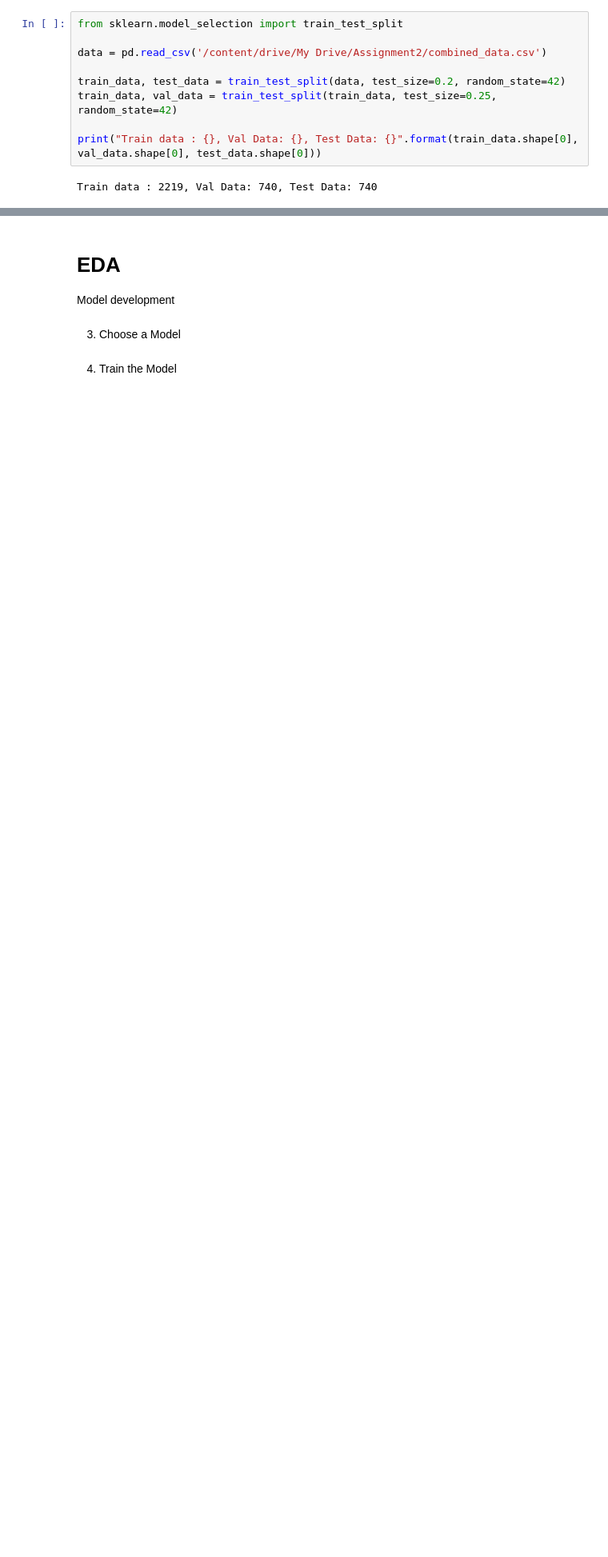
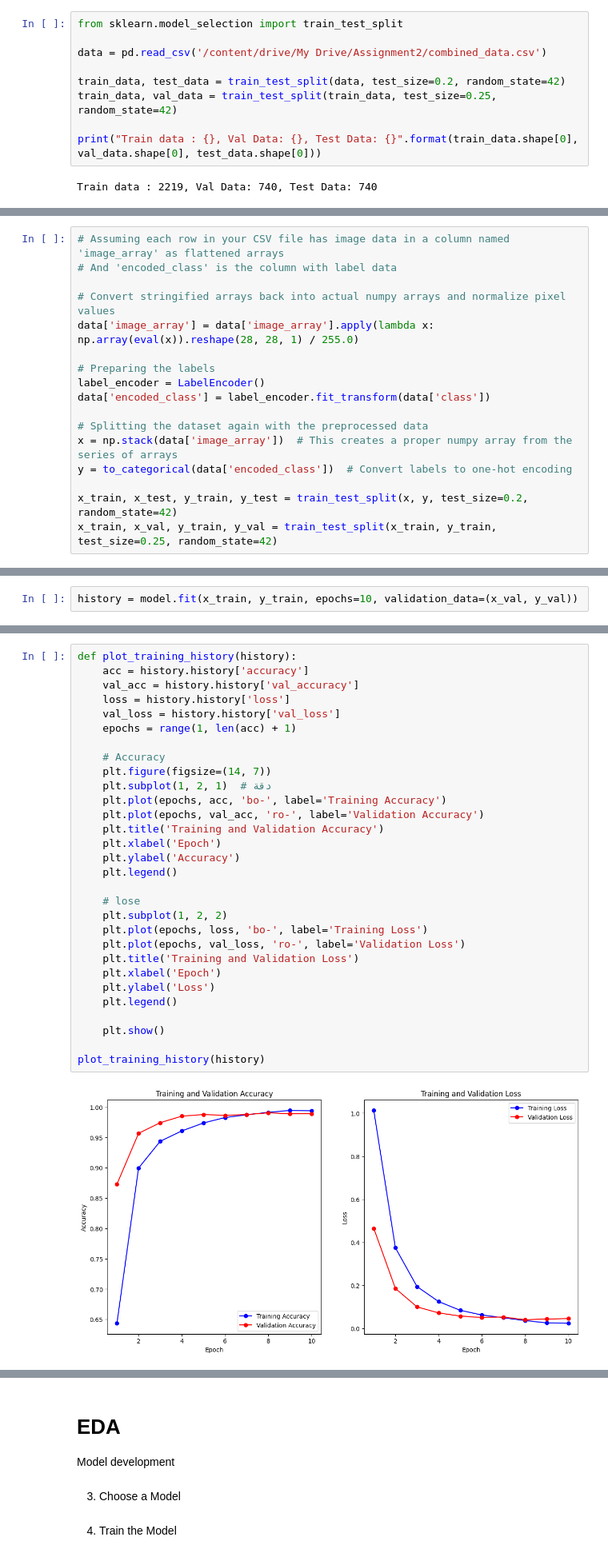
Before and after one commit to afrahhassan/afrahhassan, a Jupyter notebook: Copy_of_assignment2.ipynb, the cells around one changed output, grey strips where cells are left out. Shown at 80% size. Saved outputs shown, nothing was run; the diff lists cells and outputs as text; blank space fills up the shorter version.

```diff
--- a/Copy_of_assignment2.ipynb
+++ b/Copy_of_assignment2.ipynb
@@ -125,0 +170,17 @@ Train data : 2219, Val Data: 740, Test Data: 740
+# %%
+# Assuming each row in your CSV file has image data in a column named 'image_array' as flattened arrays
+# And 'encoded_class' is the column with label data
+
+# Convert stringified arrays back into actual numpy arrays and normalize pixel values
+data['image_array'] = data['image_array'].apply(lambda x: np.array(eval(x)).reshape(28, 28, 1) / 255.0)
+
+# Preparing the labels
+label_encoder = LabelEncoder()
+data['encoded_class'] = label_encoder.fit_transform(data['class'])
+
+# Splitting the dataset again with the preprocessed data
+x = np.stack(data['image_array'])  # This creates a proper numpy array from the series of arrays
+y = to_categorical(data['encoded_class'])  # Convert labels to one-hot encoding
+
+x_train, x_test, y_train, y_test = train_test_split(x, y, test_size=0.2, random_state=42)
+x_train, x_val, y_train, y_val = train_test_split(x_train, y_train, test_size=0.25, random_state=42)
@@ -125,0 +232,2 @@ Train data : 2219, Val Data: 740, Test Data: 740
+# %%
+history = model.fit(x_train, y_train, epochs=10, validation_data=(x_val, y_val))
@@ -125,0 +261,32 @@ Train data : 2219, Val Data: 740, Test Data: 740
+# %%
+def plot_training_history(history):
+    acc = history.history['accuracy']
+    val_acc = history.history['val_accuracy']
+    loss = history.history['loss']
+    val_loss = history.history['val_loss']
+    epochs = range(1, len(acc) + 1)
+
+    # Accuracy
+    plt.figure(figsize=(14, 7))
+    plt.subplot(1, 2, 1)  # دقة
+    plt.plot(epochs, acc, 'bo-', label='Training Accuracy')
+    plt.plot(epochs, val_acc, 'ro-', label='Validation Accuracy')
+    plt.title('Training and Validation Accuracy')
+    plt.xlabel('Epoch')
+    plt.ylabel('Accuracy')
+    plt.legend()
+
+    # lose
+    plt.subplot(1, 2, 2)
+    plt.plot(epochs, loss, 'bo-', label='Training Loss')
+    plt.plot(epochs, val_loss, 'ro-', label='Validation Loss')
+    plt.title('Training and Validation Loss')
+    plt.xlabel('Epoch')
+    plt.ylabel('Loss')
+    plt.legend()
+
+    plt.show()
+
+plot_training_history(history)
+# %% [output]
+[figure, added]
```
Also changed, not shown: parts of 25 cells of this notebook.
